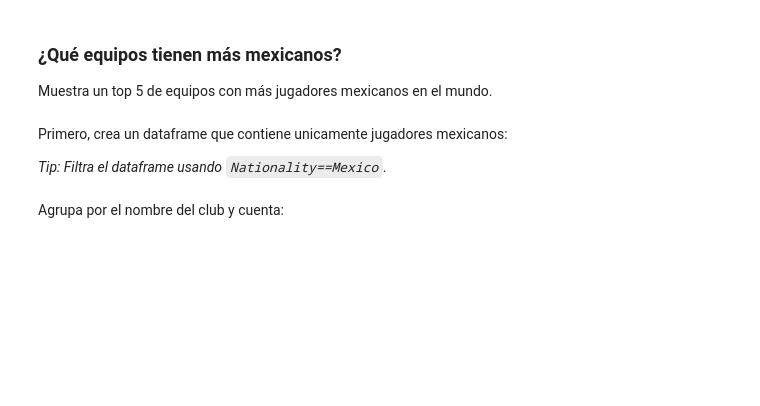
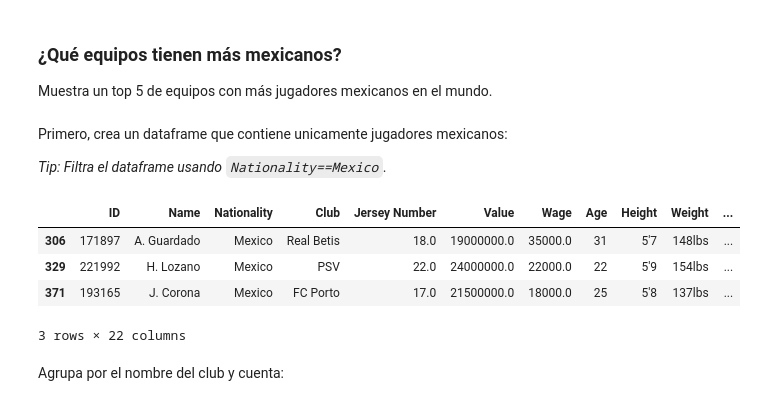
Before and after one commit to Raul5412/Machine_Learning, a Jupyter notebook: Tema_1_Introduccion/practices/Practica_Pandas.ipynb, the cells around one changed output. Saved outputs shown, nothing was run; the diff lists cells and outputs as text; code cells hidden in the pictures; blank space fills up the shorter version.

````diff
--- a/Tema_1_Introduccion/practices/Practica_Pandas.ipynb
+++ b/Tema_1_Introduccion/practices/Practica_Pandas.ipynb
@@ -441,7 +477,13 @@ Primero, crea un dataframe que contiene unicamente jugadores mexicanos:
 
 *Tip: Filtra el dataframe usando ```Nationality==Mexico```*.
 # %%
-players_mx_df = # <completa>
+players_mx_df = fifa_df[fifa_df.Nationality == 'Mexico']
 players_mx_df.head(3)
+# %% [output]
+|  | ID | Name | Nationality | Club | Jersey Number | Value | Wage | Age | Height | Weight | ... |
+| 306 | 171897 | A. Guardado | Mexico | Real Betis | 18.0 | 19000000.0 | 35000.0 | 31 | 5'7 | 148lbs | ... |
+| 329 | 221992 | H. Lozano | Mexico | PSV | 22.0 | 24000000.0 | 22000.0 | 22 | 5'9 | 154lbs | ... |
+| 371 | 193165 | J. Corona | Mexico | FC Porto | 17.0 | 21500000.0 | 18000.0 | 25 | 5'8 | 137lbs | ... |
+3 rows × 22 columns
 # %% [markdown]
 Agrupa por el nombre del club y cuenta:
````
Also changed, not shown: parts of 9 cells of this notebook.
